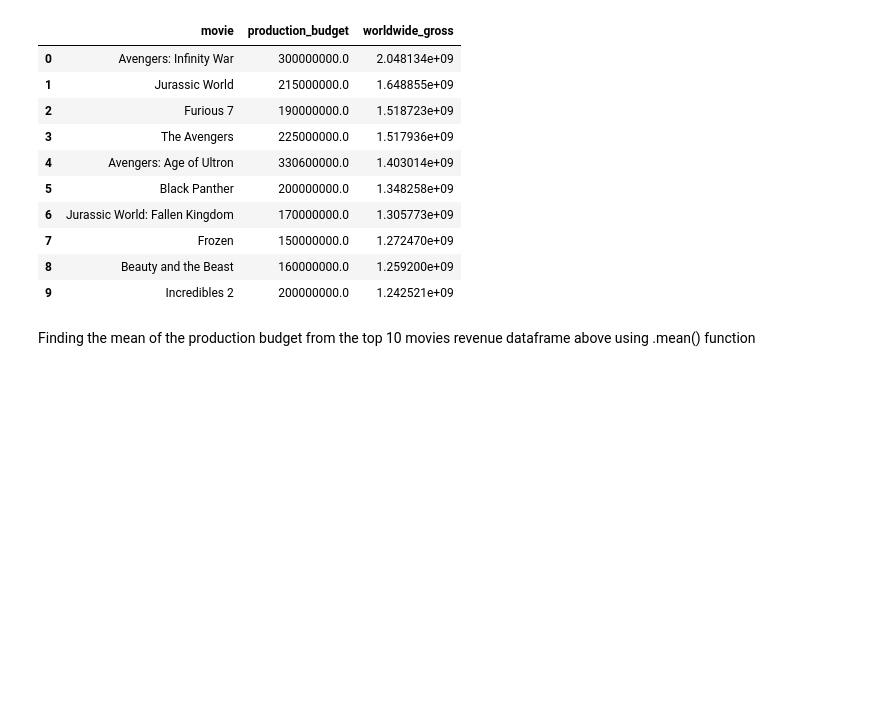
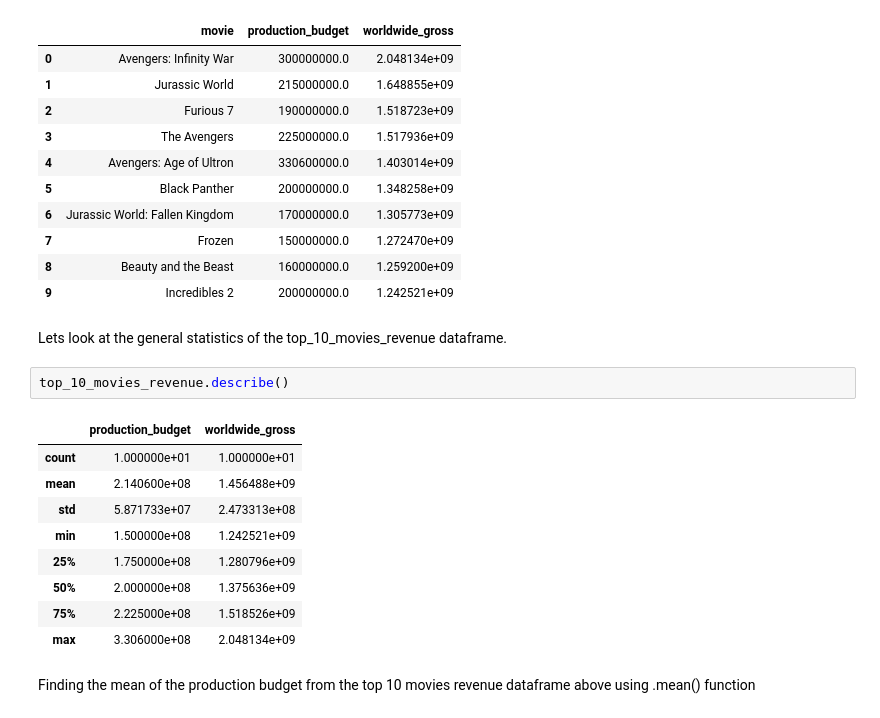
Before and after one commit to GraceRotich/project1-phaseone, a Jupyter notebook: student.ipynb, the cells around one changed output. Saved outputs shown, nothing was run; the diff lists cells and outputs as text; blank space fills up the shorter version.

```diff
--- a/student.ipynb
+++ b/student.ipynb
@@ -418,6 +418,20 @@ top_10_movies_revenue
 | 7 | Frozen | 150000000.0 | 1.272470e+09 |
 | 8 | Beauty and the Beast | 160000000.0 | 1.259200e+09 |
 | 9 | Incredibles 2 | 200000000.0 | 1.242521e+09 |
+# %% [markdown]
+Lets look at the general statistics of the top_10_movies_revenue dataframe.
+# %%
+top_10_movies_revenue.describe()
+# %% [output]
+|  | production_budget | worldwide_gross |
+| count | 1.000000e+01 | 1.000000e+01 |
+| mean | 2.140600e+08 | 1.456488e+09 |
+| std | 5.871733e+07 | 2.473313e+08 |
+| min | 1.500000e+08 | 1.242521e+09 |
+| 25% | 1.750000e+08 | 1.280796e+09 |
+| 50% | 2.000000e+08 | 1.375636e+09 |
+| 75% | 2.225000e+08 | 1.518526e+09 |
+| max | 3.306000e+08 | 2.048134e+09 |
 # %% [markdown]
 Finding the mean of the production budget from the top 10 movies revenue dataframe above using .mean() function
 # %%
```
Also changed, not shown: parts of 4 cells of this notebook.
